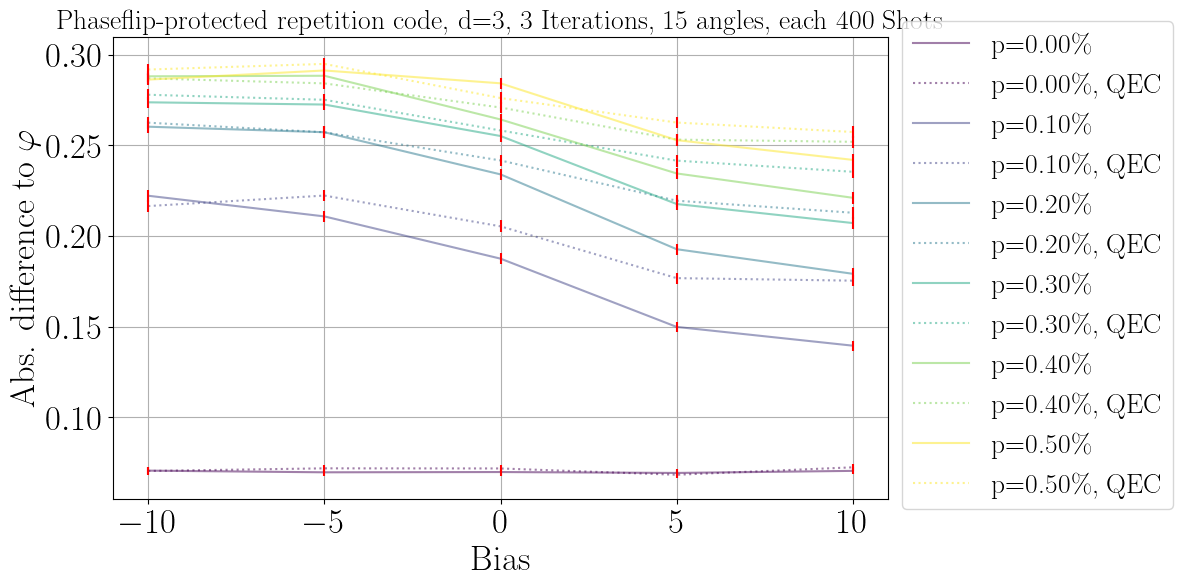
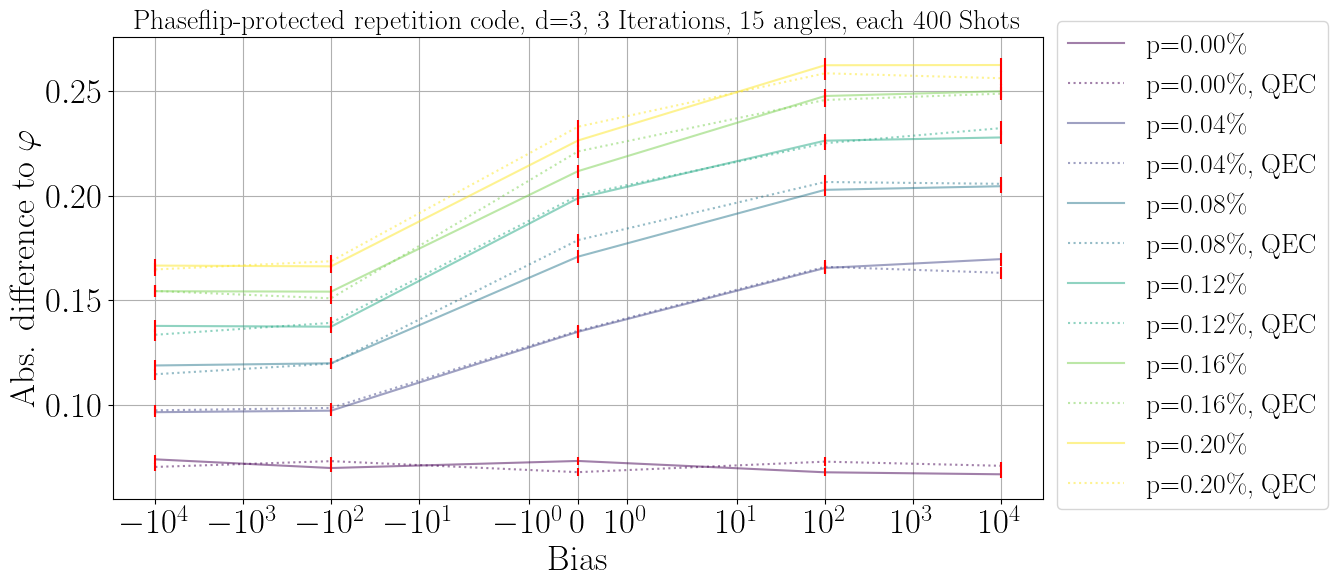
Unified diff of the notebook cell whose output changed from the first chart to the second:
--- before
+++ after
@@ -1,9 +1,9 @@
 shots = 400
-data = np.load("HPC/text/Repcodez_d3_all.npy")
+data = np.load("HPC/text/Repcodez_d3_idealqec.npy")
 # data_qec = np.load("HPC/text/Repcodez_d3_qec.npy")
 
-p = np.linspace(0,0.005,6)
+p = np.linspace(0,0.002,6)
 
-fig, ax1 = plt.subplots(figsize=(10,6))
+fig, ax1 = plt.subplots(figsize=(12,6))
 
 colors = plt.cm.viridis(np.linspace(0, 1, len(p)))
@@ -28,5 +28,5 @@
 ax1.grid()
 fig.legend(loc="center left", bbox_to_anchor=(0.9, 0.5), fontsize=20)# ax1.legend(fontsize=20)
-
+plt.xscale("symlog")
 
 # plt.tight_layout()

Commit: qec_ideal läuft nochmal, sieht diesmanl besser aus